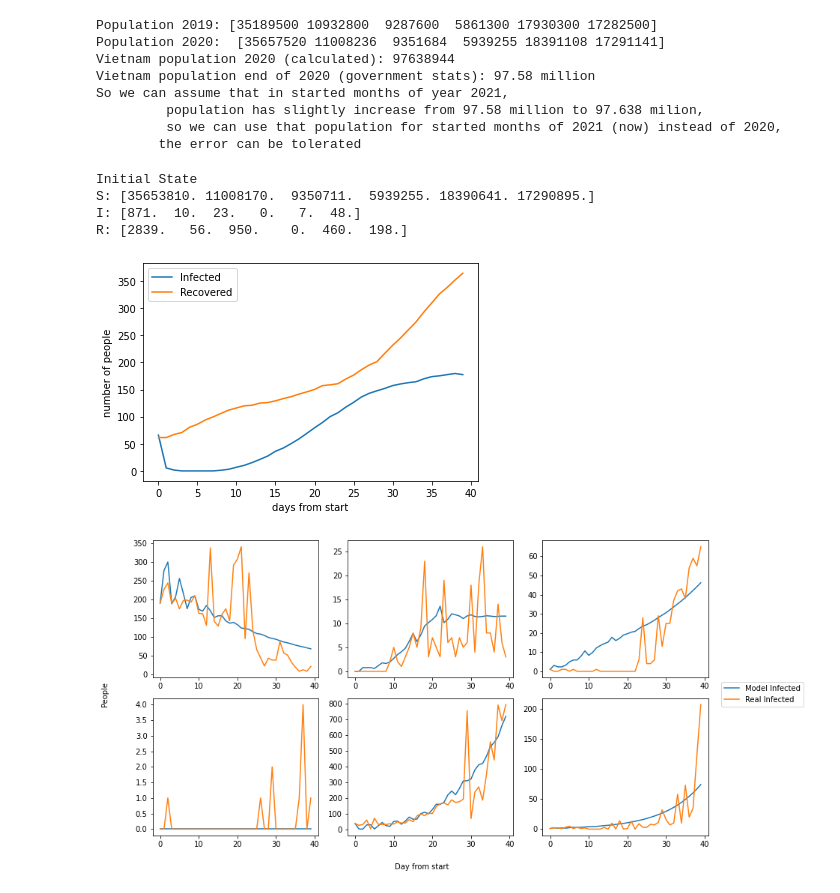
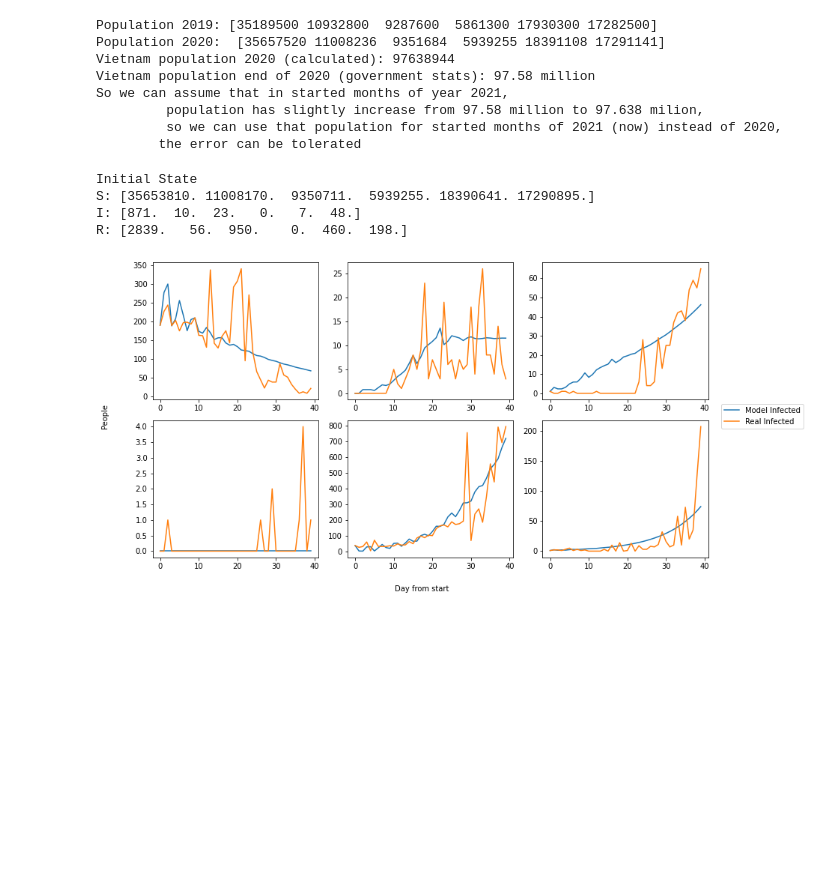
Before and after one commit to hienvanhuynh/appcomponents, a Jupyter notebook: ncov_AppliedMath.ipynb, the cells around one changed output. Cells and saved outputs as stored; diff of their text form; code cells hidden in the pictures; blank space fills up the shorter version.

```diff
--- a/ncov_AppliedMath.ipynb
+++ b/ncov_AppliedMath.ipynb
@@ -301,47 +299,46 @@ for i in range(delta.days + 1):
   Rs = np.insert(Rs, len(Rs), R, axis=0)
 NewInfecteds = np.delete(NewInfecteds, range(maxDetectDay-1), axis=0)
 #plt.plot(range((edate - sdate).days + 1+1),Ss[:,4], label="Suspected")
-plt.plot(range((edate - sdate).days + 1+1),Is[maxDetectDay-1:,1], label="Infected")
-plt.plot(range((edate - sdate).days + 1+1),Rs[maxDetectDay-1:,1], label="Recovered")
-plt.xlabel("days from start")
-plt.ylabel("number of people")
-plt.legend()
-plt.show()
+#plt.plot(range((edate - sdate).days + 1+1),Is[maxDetectDay-1:,1], label="Infected")
+#plt.plot(range((edate - sdate).days + 1+1),Rs[maxDetectDay-1:,1], label="Recovered")
+#plt.xlabel("days from start")
+#plt.ylabel("number of people")
+#plt.legend()
+#plt.show()
 
 sdate = date(2021, 5, 27)   # start date
 edate = date(2021, 7, 5)   # end date
 
 fig, axs = plt.subplots(2, 3)
 fig.set_size_inches(11,6)
 fig.text(0.5, -0.04, 'Day from start', ha='center')
 fig.text(-0.04, 0.5, 'People', va='center', rotation='vertical')
 axs[0,0].plot(range((edate - sdate).days + 1),NewInfecteds[:,0], label="Model Infected")
 axs[0,0].plot(range((edate - sdate).days + 1),dailyCaseInAreas[:, 0], label="Real Infected")
 
 axs[0,1].plot(range((edate - sdate).days + 1),NewInfecteds[:,1])
 axs[0,1].plot(range((edate - sdate).days + 1),dailyCaseInAreas[:, 1])
 
 axs[0,2].plot(range((edate - sdate).days + 1),NewInfecteds[:,2])
 axs[0,2].plot(range((edate - sdate).days + 1),dailyCaseInAreas[:, 2])
 
 axs[1,0].plot(range((edate - sdate).days + 1),NewInfecteds[:,3])
 axs[1,0].plot(range((edate - sdate).days + 1),dailyCaseInAreas[:, 3])
 
 axs[1,1].plot(range((edate - sdate).days + 1),NewInfecteds[:,4])
 axs[1,1].plot(range((edate - sdate).days + 1),dailyCaseInAreas[:, 4])
 
 axs[1,2].plot(range((edate - sdate).days + 1),NewInfecteds[:,5])
 axs[1,2].plot(range((edate - sdate).days + 1),dailyCaseInAreas[:, 5])
 
 fig.legend(loc=0, bbox_to_anchor=(1.15,0.55), bbox_transform=fig.transFigure)
 fig.tight_layout()
 # %% [output]
 Initial State
 S: [35653810. 11008170.  9350711.  5939255. 18390641. 17290895.]
 I: [871.  10.  23.   0.   7.  48.]
 R: [2839.   56.  950.    0.  460.  198.]
-[figure, old version]
+[figure, new version]
-[figure, removed]
 # %%
 #How to use
 # We group province and city to 6 area:
```
Also changed, not shown: parts of 6 cells of this notebook.
